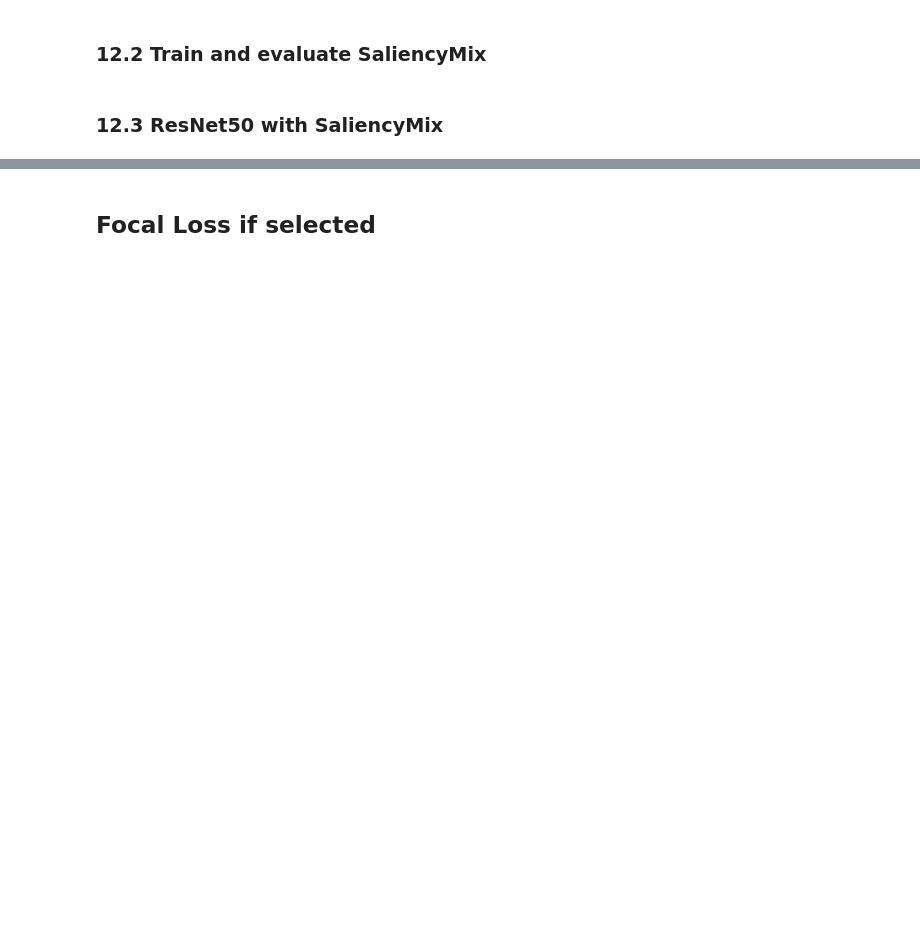
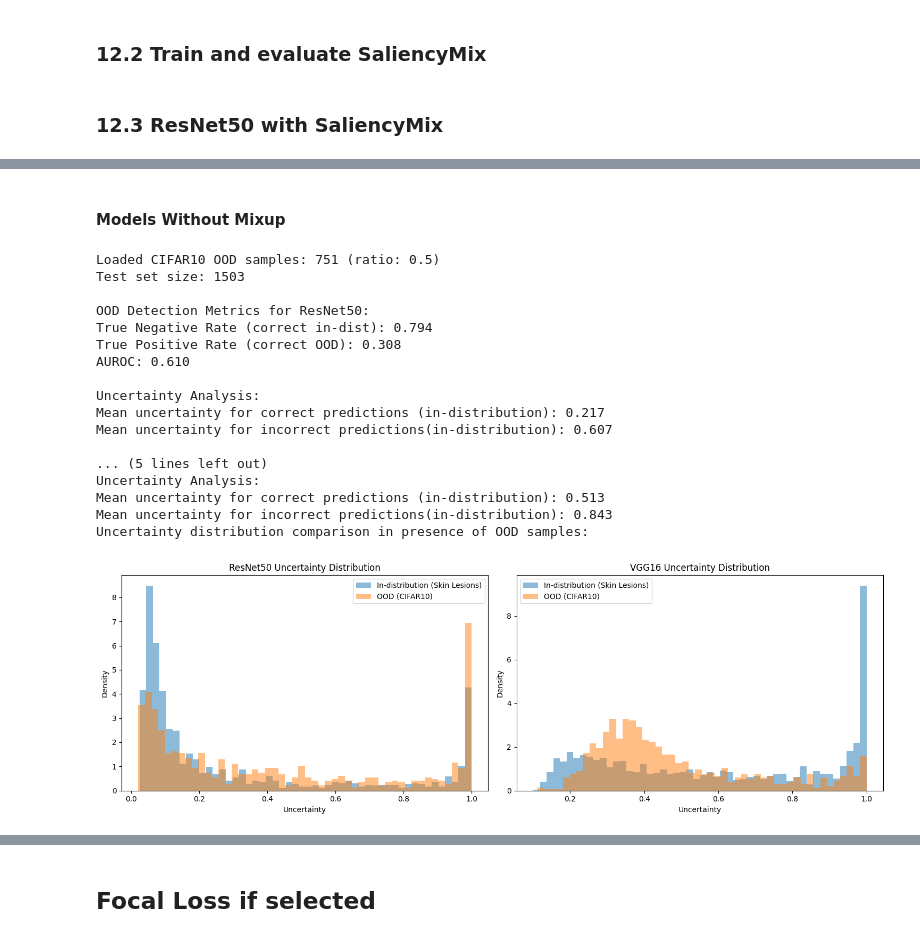
Before and after one commit to Swapnil5101/Aspect-Based-Sentiment-Analysis, a Jupyter notebook: uncertainty-aware-skin-lesion-classification-edl.ipynb, the cells around one changed output, grey strips where cells are left out. Drawn from its saved outputs; the diff is of its cells as text; code cells hidden in the pictures; blank space fills up the shorter version.

Commit message:
Kaggle Notebook | Uncertainty-aware_skin_lesion_classification_EDL | Version 3

```diff
--- a/uncertainty-aware-skin-lesion-classification-edl.ipynb
+++ b/uncertainty-aware-skin-lesion-classification-edl.ipynb
@@ -2463,0 +2522,28 @@ def saliency_bbox(img, lam):
+# %%
+def main_ood_evaluation(ood_ratio=0.5, is_mixup=False):
+    test_size = len(test_loader.dataset)
+    cifar_loader = load_cifar10_ood(test_size, ratio=ood_ratio)
+    print(f"\nLoaded CIFAR10 OOD samples: {len(cifar_loader.dataset)} (ratio: {ood_ratio:.2f})")
+    print(f"Test set size: {test_size}")
+
+    # Get results for both models
+    results_resnet = evaluate_ood_detection(edl_resnet50_model, test_loader, cifar_loader, device)
+    results_vgg = evaluate_ood_detection(edl_VGG16_model, test_loader, cifar_loader, device)
+
+    # Print metrics for both models
+    for model_name, results in [('ResNet50', results_resnet), ('VGG16', results_vgg)]:
+        metrics = analyze_ood_performance(results)
+        print(f"\n\033[1mOOD Detection Metrics for {model_name}:")
+        print(f"True Negative Rate (correct in-dist): {metrics['TNR']:.3f}")
+        print(f"True Positive Rate (correct OOD): {metrics['TPR']:.3f}")
+        print(f"AUROC: {metrics['AUROC']:.3f}\033[0m")
+
+        # Additional analysis: Uncertainty vs Accuracy
+        correct = results['in_dist']['predictions'] == results['in_dist']['labels']
+        print("\n\033[1mUncertainty Analysis:\033[0m")
+        print(f"\033[1mMean uncertainty for correct predictions (in-distribution): {results['in_dist']['uncertainties'][correct].mean():.3f}")
+        print(f"Mean uncertainty for incorrect predictions(in-distribution): {results['in_dist']['uncertainties'][~correct].mean():.3f}\033[0m")
+
+
+    # Plot distributions comparing both models
+    plot_uncertainty_distributions(results_resnet, results_vgg, is_mixup)
@@ -2463,0 +2565,2 @@ def saliency_bbox(img, lam):
+# %% [markdown]
+#### Models Without Mixup
@@ -2463,0 +2577,22 @@ def saliency_bbox(img, lam):
+# %%
+# Execute evaluation with desired ratio
+main_ood_evaluation(ood_ratio=0.5)
+# %% [output]
+Loaded CIFAR10 OOD samples: 751 (ratio: 0.5)
+Test set size: 1503
+
+OOD Detection Metrics for ResNet50:
+True Negative Rate (correct in-dist): 0.794
+True Positive Rate (correct OOD): 0.308
+AUROC: 0.610
+
+Uncertainty Analysis:
+Mean uncertainty for correct predictions (in-distribution): 0.217
+Mean uncertainty for incorrect predictions(in-distribution): 0.607
+
+... (5 lines left out)
+Uncertainty Analysis:
+Mean uncertainty for correct predictions (in-distribution): 0.513
+Mean uncertainty for incorrect predictions(in-distribution): 0.843
+Uncertainty distribution comparison in presence of OOD samples:
+[figure, added]
```
Also changed, not shown: parts of 64 cells of this notebook.
